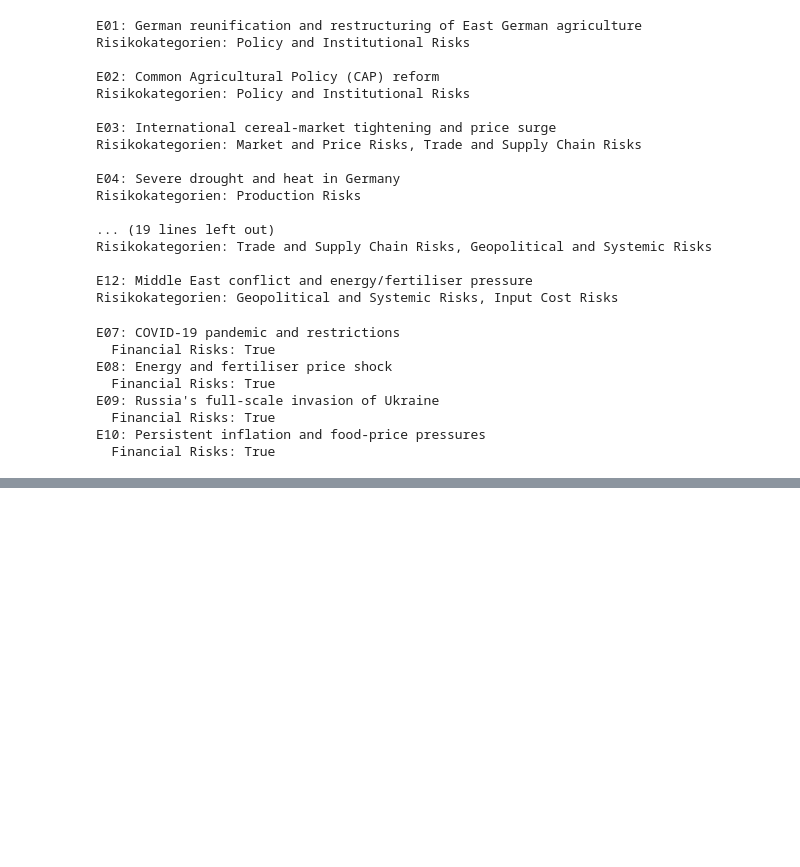
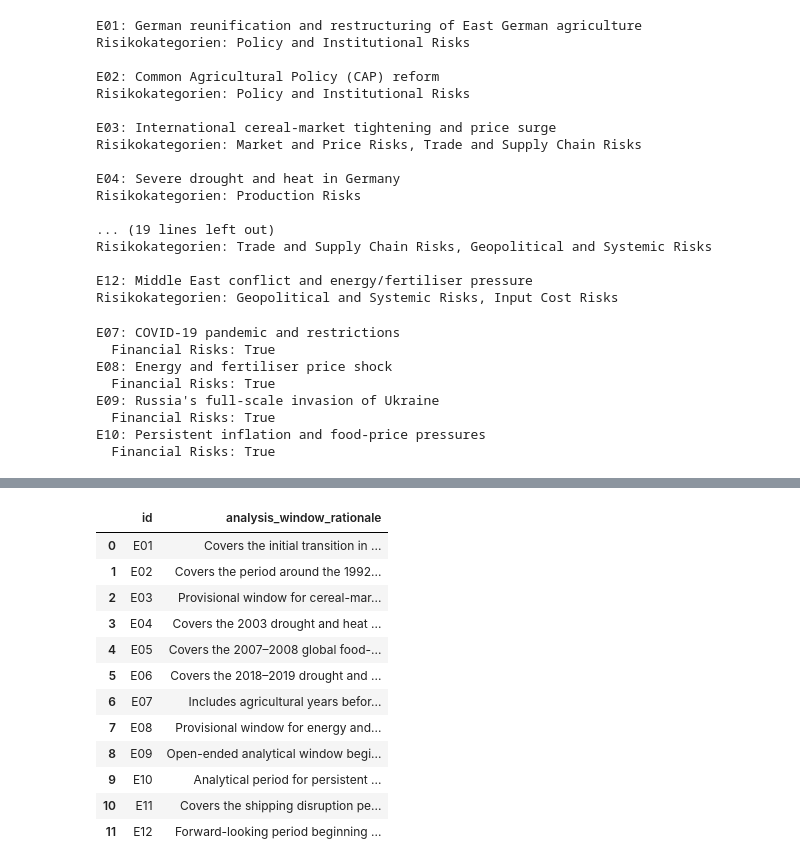
Before and after one commit to verveat/Agriculture_Crisis_Resilience, a Jupyter notebook: notebooks/03_risk_analysis.ipynb, the cells around one changed output, grey strips where cells are left out. Cells and saved outputs as stored; diff of their text form; code cells hidden in the pictures; blank space fills up the shorter version.

```diff
--- a/notebooks/03_risk_analysis.ipynb
+++ b/notebooks/03_risk_analysis.ipynb
@@ -1294,0 +1486,94 @@ plt.show()
+# %%
+
+# Separates Arbeitsblatt für die methodische Prüfung der Analysefenster
+window_review = pd.DataFrame([
+    {
+        "id": "E01",
+        "analysis_window_rationale":
+            "Covers the initial transition in East German agriculture "
+            "around reunification; verify against the chosen BLE fiscal-year coverage."
+    },
+    {
+        "id": "E02",
+        "analysis_window_rationale":
+            "Covers the period around the 1992 CAP reform; distinguish "
+            "the reform decision and implementation dates."
+    },
+    {
+        "id": "E03",
+        "analysis_window_rationale":
+            "Provisional window for cereal-market tightening and price "
+            "changes; validate against the source chronology."
+    },
+    {
+        "id": "E04",
+        "analysis_window_rationale":
+            "Covers the 2003 drought and heat episode within adjacent "
+            "agricultural years to allow comparison."
+    },
+    {
+        "id": "E05",
+        "analysis_window_rationale":
+            "Covers the 2007–2008 global food-price crisis and adjacent "
+            "agricultural years."
+    },
+    {
+        "id": "E06",
+        "analysis_window_rationale":
+            "Covers the 2018–2019 drought and heat stress across "
+            "the relevant agricultural years."
+    },
+    {
+        "id": "E07",
+        "analysis_window_rationale":
+            "Includes agricultural years before and during the COVID-19 "
+            "pandemic; the analytical window is not the pandemic duration."
+    },
+    {
+        "id": "E08",
+        "analysis_window_rationale":
+            "Provisional window for energy and fertiliser cost pressure "
+            "before and around the 2022 escalation; validate start and end."
+    },
+    {
+        "id": "E09",
+        "analysis_window_rationale":
+            "Open-ended analytical window beginning before the invasion "
+            "to allow comparison of pre-invasion and subsequent years."
+    },
+    {
+        "id": "E10",
+        "analysis_window_rationale":
+            "Analytical period for persistent inflation and food-price "
+            "pressures, not a single discrete event."
+    },
+    {
+        "id": "E11",
+        "analysis_window_rationale":
+            "Covers the shipping disruption period and its potential "
+            "overlap with the 2023/24 agricultural year."
+    },
+    {
+        "id": "E12",
+        "analysis_window_rationale":
+            "Forward-looking period beginning after the currently "
+            "available BLE production sample; extend only when suitable "
+            "observations are added."
+    },
+])
+
+display(window_review)
+# %% [output]
+|  | id | analysis_window_rationale |
+| 0 | E01 | Covers the initial transition in ... |
+| 1 | E02 | Covers the period around the 1992... |
+| 2 | E03 | Provisional window for cereal-mar... |
+| 3 | E04 | Covers the 2003 drought and heat ... |
+| 4 | E05 | Covers the 2007–2008 global food-... |
+| 5 | E06 | Covers the 2018–2019 drought and ... |
+| 6 | E07 | Includes agricultural years befor... |
+| 7 | E08 | Provisional window for energy and... |
+| 8 | E09 | Open-ended analytical window begi... |
+| 9 | E10 | Analytical period for persistent ... |
+| 10 | E11 | Covers the shipping disruption pe... |
+| 11 | E12 | Forward-looking period beginning ... |
```
Also changed, not shown: parts of 8 cells of this notebook.
